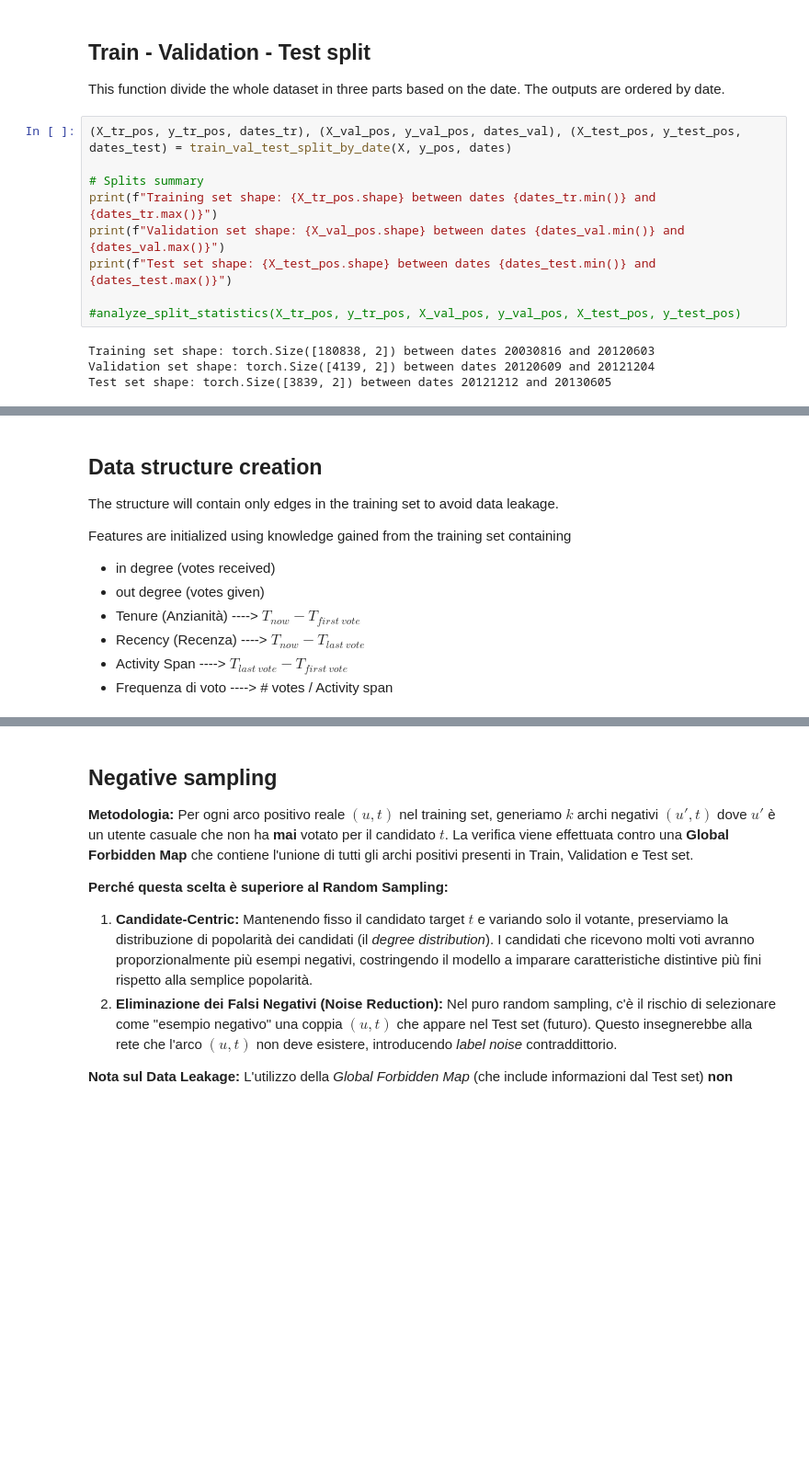
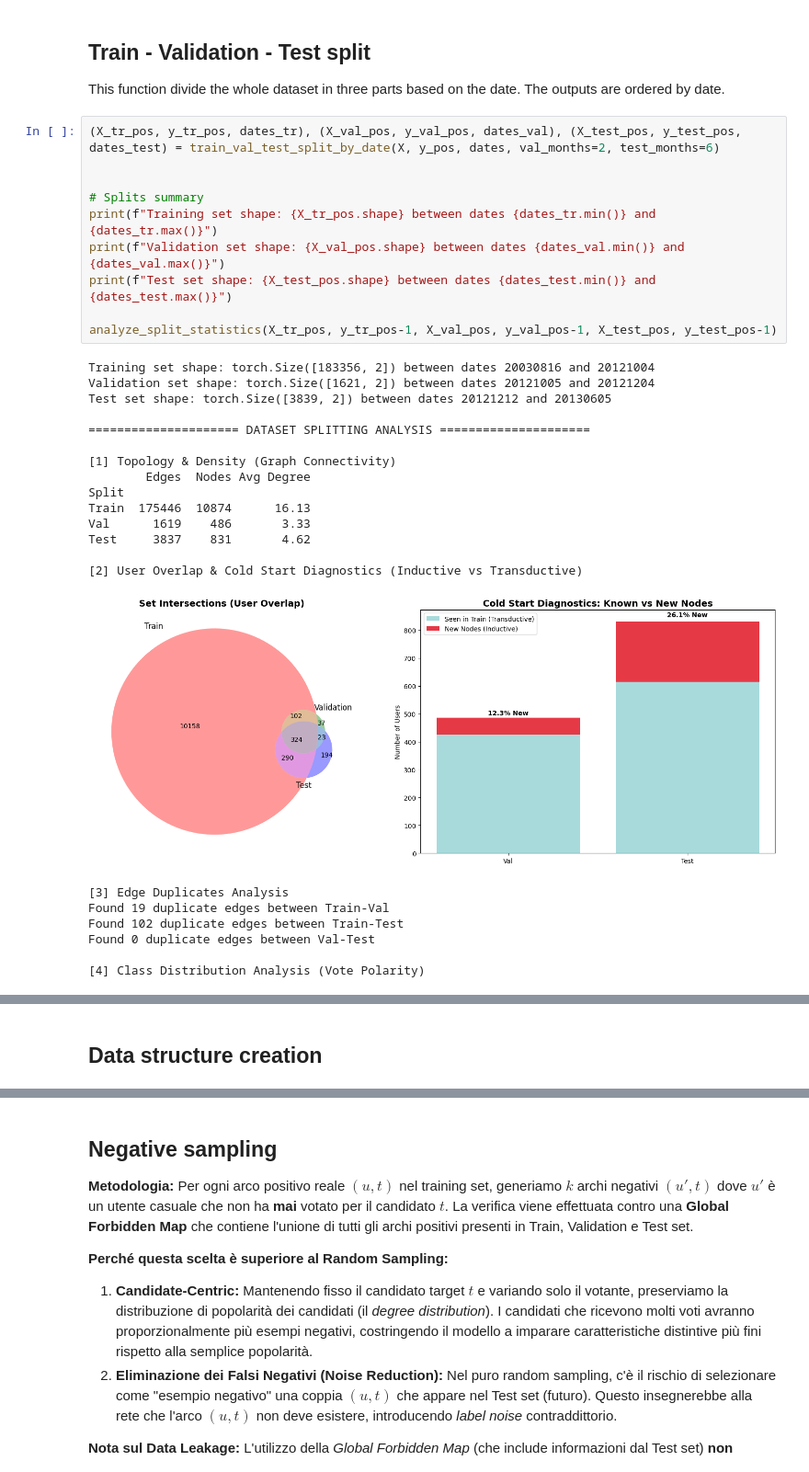
Before and after one commit to Lav-11/LFN_assignment, a Jupyter notebook: gnn_implementation_inductive.ipynb, the cells around one changed output, grey strips where cells are left out. Shown at 92% size. Cells and saved outputs as stored; diff of their text form; blank space fills up the shorter version.

Commit message:
Coherent gnn inductive with transductive

```diff
--- a/gnn_implementation_inductive.ipynb
+++ b/gnn_implementation_inductive.ipynb
@@ -113,15 +120,34 @@ Positive edges: 188816
 
 This function divide the whole dataset in three parts based on the date. The outputs are ordered by date.
 # %%
-(X_tr_pos, y_tr_pos, dates_tr), (X_val_pos, y_val_pos, dates_val), (X_test_pos, y_test_pos, dates_test) = train_val_test_split_by_date(X, y_pos, dates)
+(X_tr_pos, y_tr_pos, dates_tr), (X_val_pos, y_val_pos, dates_val), (X_test_pos, y_test_pos, dates_test) = train_val_test_split_by_date(X, y_pos, dates, val_months=2, test_months=6)
+
 
 # Splits summary
 print(f"Training set shape: {X_tr_pos.shape} between dates {dates_tr.min()} and {dates_tr.max()}")
 print(f"Validation set shape: {X_val_pos.shape} between dates {dates_val.min()} and {dates_val.max()}")
 print(f"Test set shape: {X_test_pos.shape} between dates {dates_test.min()} and {dates_test.max()}")
 
-#analyze_split_statistics(X_tr_pos, y_tr_pos, X_val_pos, y_val_pos, X_test_pos, y_test_pos)
+analyze_split_statistics(X_tr_pos, y_tr_pos-1, X_val_pos, y_val_pos-1, X_test_pos, y_test_pos-1)
 # %% [output]
-Training set shape: torch.Size([180838, 2]) between dates 20030816 and 20120603
-Validation set shape: torch.Size([4139, 2]) between dates 20120609 and 20121204
+Training set shape: torch.Size([183356, 2]) between dates 20030816 and 20121004
+Validation set shape: torch.Size([1621, 2]) between dates 20121005 and 20121204
 Test set shape: torch.Size([3839, 2]) between dates 20121212 and 20130605
+
+===================== DATASET SPLITTING ANALYSIS =====================
+
+[1] Topology & Density (Graph Connectivity)
+        Edges  Nodes Avg Degree
+Split
+Train  175446  10874      16.13
+Val      1619    486       3.33
+Test     3837    831       4.62
+
+[2] User Overlap & Cold Start Diagnostics (Inductive vs Transductive)
+[figure, added]
+[3] Edge Duplicates Analysis
+Found 19 duplicate edges between Train-Val
+Found 102 duplicate edges between Train-Test
+Found 0 duplicate edges between Val-Test
+
+[4] Class Distribution Analysis (Vote Polarity)
@@ -128,13 +155,2 @@ Test set shape: torch.Size([3839, 2]) between dates 20121212 and 20130605
 # %% [markdown]
 ## Data structure creation
-
-The structure will contain only edges in the training set to avoid data leakage.
-
-Features are initialized using knowledge gained from the training set containing
-
-- in degree (votes received)
-- out degree (votes given)
-- Tenure (Anzianità) ----> $T_{now} - T_{first\ vote}$
-- Recency (Recenza) ----> $T_{now} - T_{last\ vote}$
-- Activity Span ----> $T_{last\ vote} - T_{first\ vote}$
-- Frequenza di voto ----> # votes / Activity span
```
Also changed, not shown: parts of 10 cells of this notebook, 3 other files.
